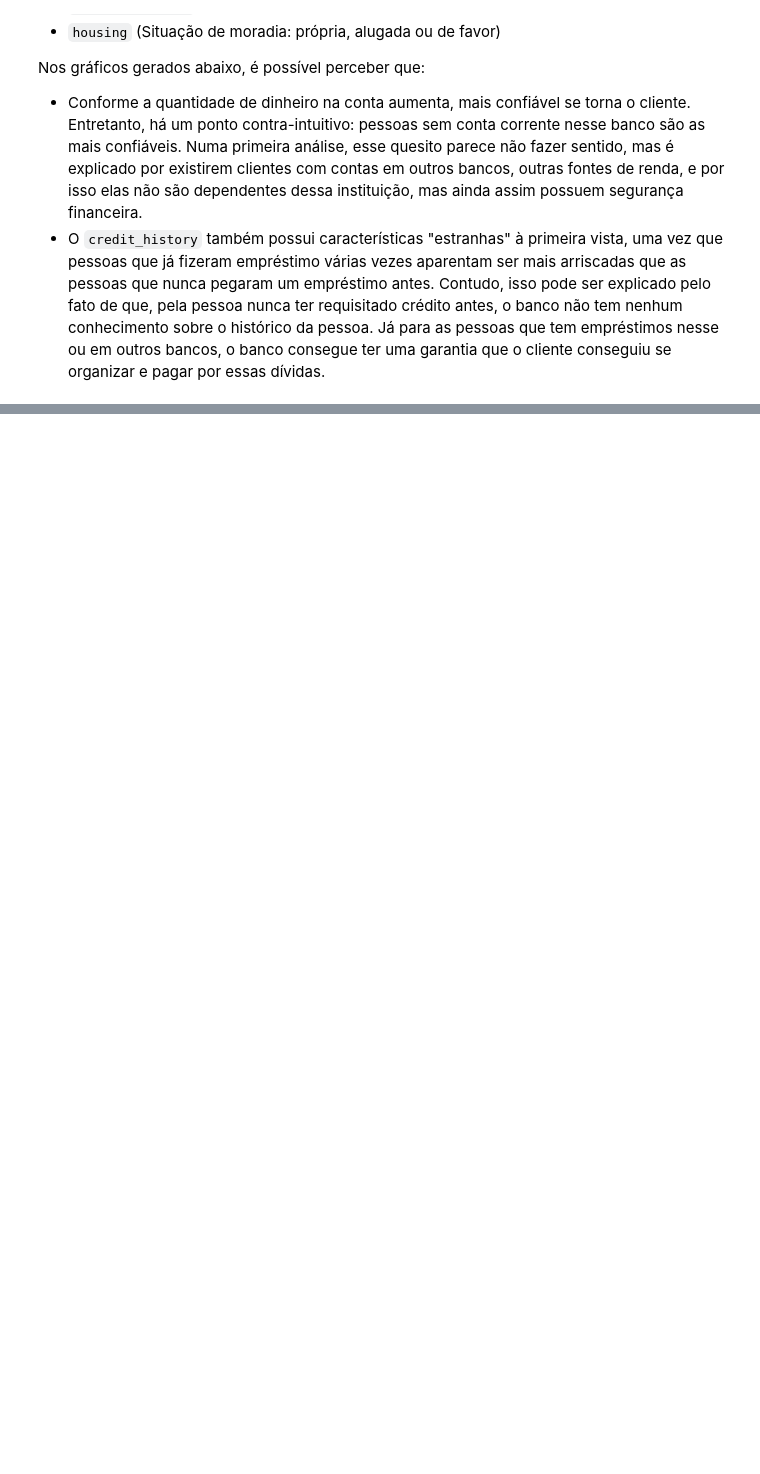
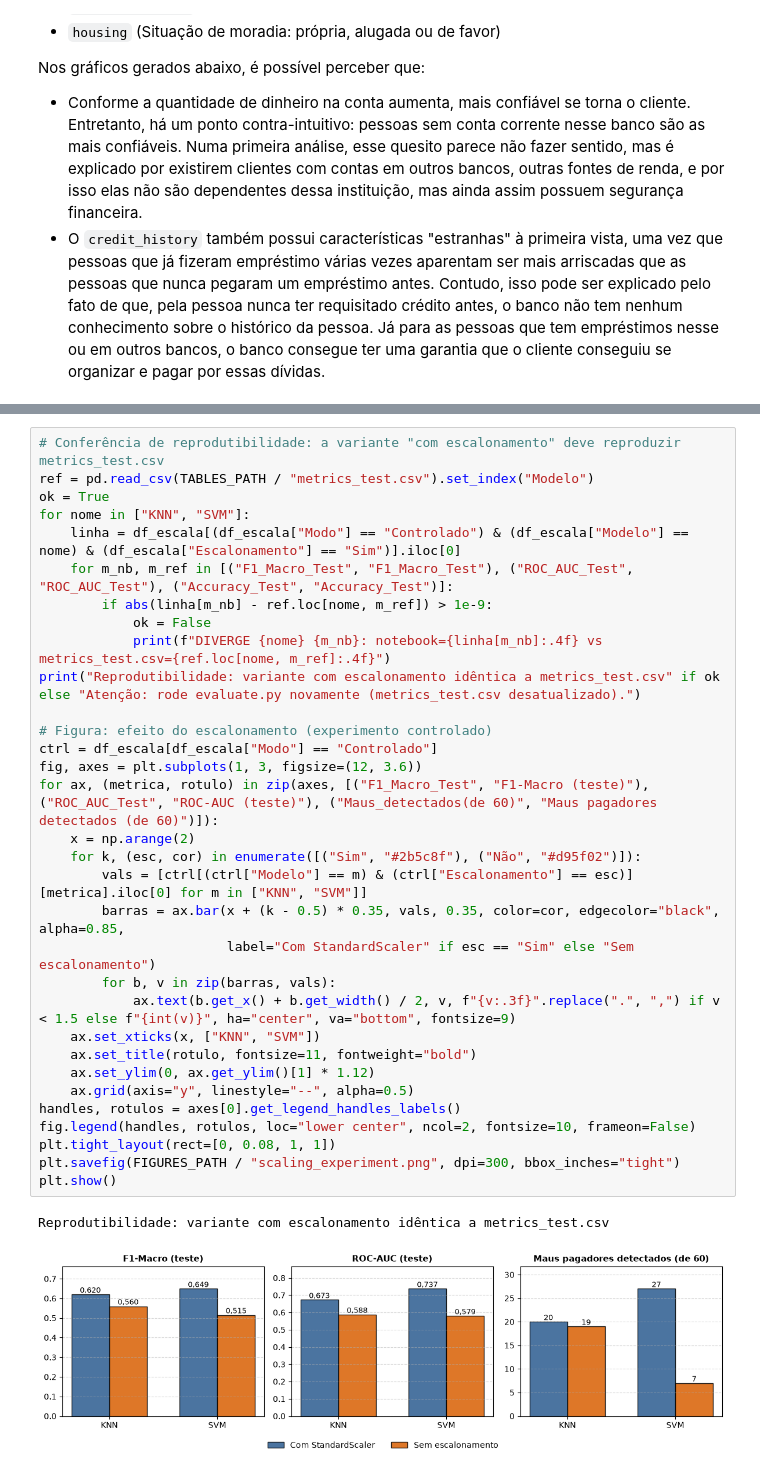
Before and after one commit to arthur-lage/trabalho_ia_2026, a Jupyter notebook: notebooks/eda.ipynb, the cells around one changed output, grey strips where cells are left out. Drawn from its saved outputs; the diff is of its cells as text; blank space fills up the shorter version.

```diff
--- a/notebooks/eda.ipynb
+++ b/notebooks/eda.ipynb
@@ -208 +467,36 @@ plt.show()
+# %%
+# Conferência de reprodutibilidade: a variante "com escalonamento" deve reproduzir metrics_test.csv
+ref = pd.read_csv(TABLES_PATH / "metrics_test.csv").set_index("Modelo")
+ok = True
+for nome in ["KNN", "SVM"]:
+    linha = df_escala[(df_escala["Modo"] == "Controlado") & (df_escala["Modelo"] == nome) & (df_escala["Escalonamento"] == "Sim")].iloc[0]
+    for m_nb, m_ref in [("F1_Macro_Test", "F1_Macro_Test"), ("ROC_AUC_Test", "ROC_AUC_Test"), ("Accuracy_Test", "Accuracy_Test")]:
+        if abs(linha[m_nb] - ref.loc[nome, m_ref]) > 1e-9:
+            ok = False
+            print(f"DIVERGE {nome} {m_nb}: notebook={linha[m_nb]:.4f} vs metrics_test.csv={ref.loc[nome, m_ref]:.4f}")
+print("Reprodutibilidade: variante com escalonamento idêntica a metrics_test.csv" if ok else "Atenção: rode evaluate.py novamente (metrics_test.csv desatualizado).")
+
+# Figura: efeito do escalonamento (experimento controlado)
+ctrl = df_escala[df_escala["Modo"] == "Controlado"]
+fig, axes = plt.subplots(1, 3, figsize=(12, 3.6))
+for ax, (metrica, rotulo) in zip(axes, [("F1_Macro_Test", "F1-Macro (teste)"), ("ROC_AUC_Test", "ROC-AUC (teste)"), ("Maus_detectados(de 60)", "Maus pagadores detectados (de 60)")]):
+    x = np.arange(2)
+    for k, (esc, cor) in enumerate([("Sim", "#2b5c8f"), ("Não", "#d95f02")]):
+        vals = [ctrl[(ctrl["Modelo"] == m) & (ctrl["Escalonamento"] == esc)][metrica].iloc[0] for m in ["KNN", "SVM"]]
+        barras = ax.bar(x + (k - 0.5) * 0.35, vals, 0.35, color=cor, edgecolor="black", alpha=0.85,
+                        label="Com StandardScaler" if esc == "Sim" else "Sem escalonamento")
+        for b, v in zip(barras, vals):
+            ax.text(b.get_x() + b.get_width() / 2, v, f"{v:.3f}".replace(".", ",") if v < 1.5 else f"{int(v)}", ha="center", va="bottom", fontsize=9)
+    ax.set_xticks(x, ["KNN", "SVM"])
+    ax.set_title(rotulo, fontsize=11, fontweight="bold")
+    ax.set_ylim(0, ax.get_ylim()[1] * 1.12)
+    ax.grid(axis="y", linestyle="--", alpha=0.5)
+handles, rotulos = axes[0].get_legend_handles_labels()
+fig.legend(handles, rotulos, loc="lower center", ncol=2, fontsize=10, frameon=False)
+plt.tight_layout(rect=[0, 0.08, 1, 1])
+plt.savefig(FIGURES_PATH / "scaling_experiment.png", dpi=300, bbox_inches="tight")
+plt.show()
+# %% [output]
+Reprodutibilidade: variante com escalonamento idêntica a metrics_test.csv
+[figure, added]
 # %% [markdown]
```
Also changed, not shown: parts of 18 cells of this notebook, 16 other files.
